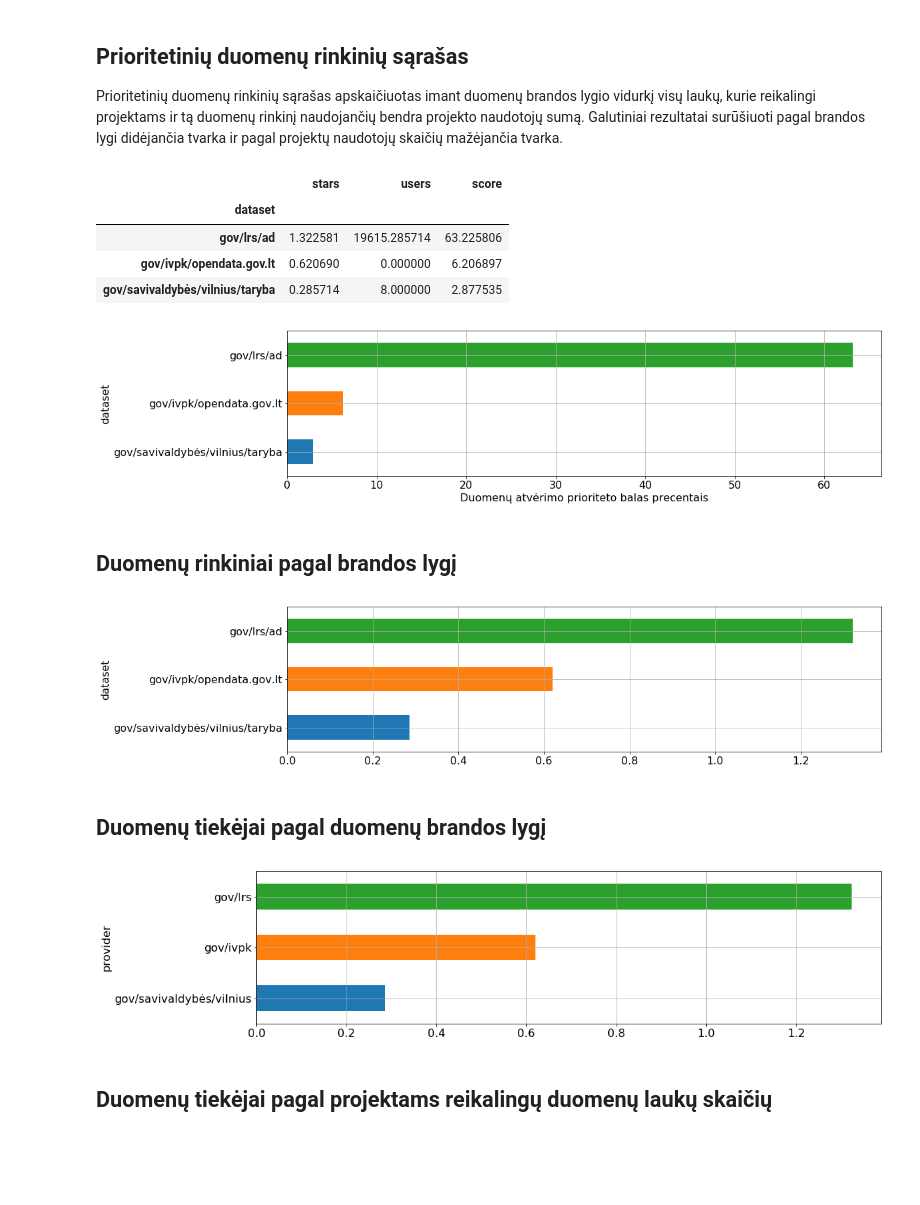
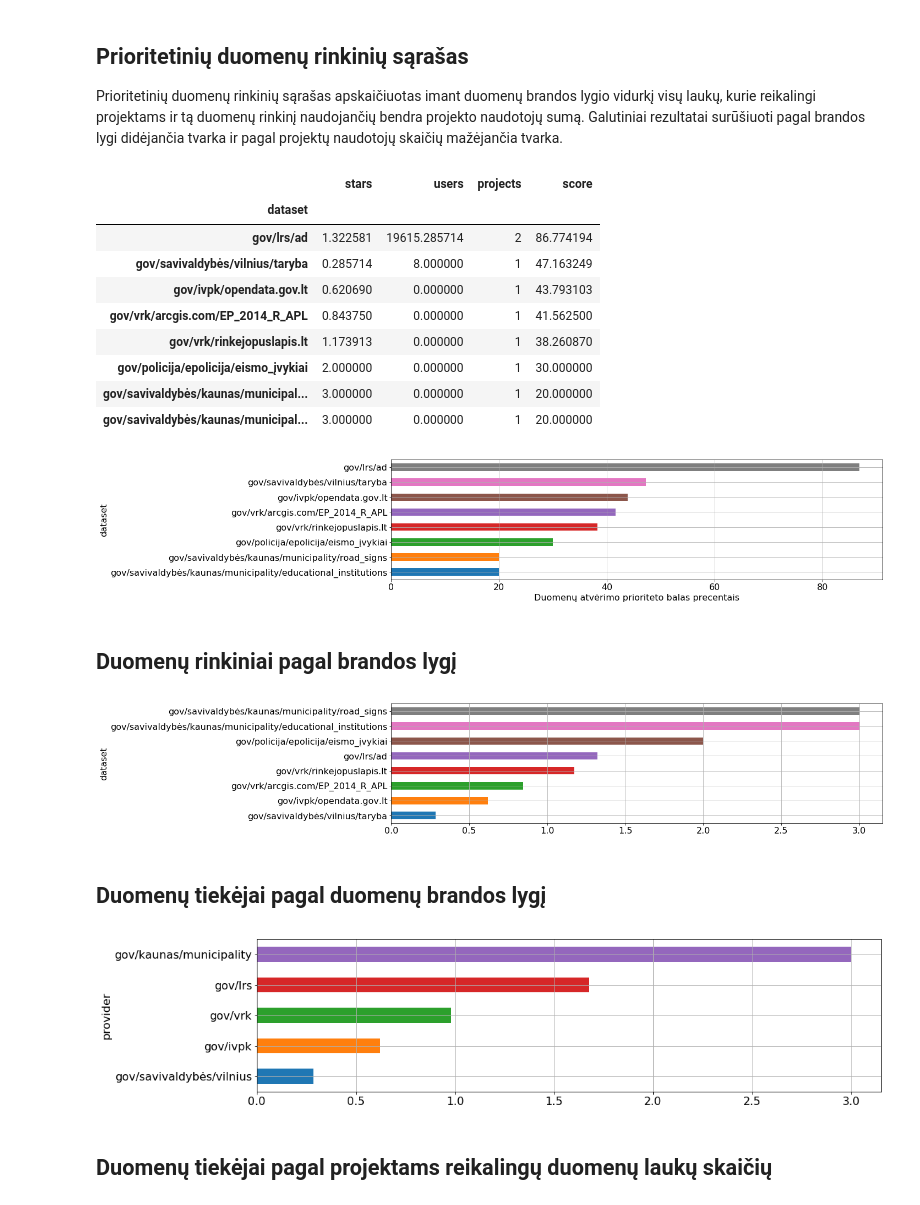
Before and after one commit to atviriduomenys/manifest, a Jupyter notebook: notebooks/metrics.ipynb, the cells around one changed output. Drawn from its saved outputs; the diff is of its cells as text; code cells hidden in the pictures; blank space fills up the shorter version.

Commit message:
Updated notebook with fixed score counting formula

```diff
--- a/notebooks/metrics.ipynb
+++ b/notebooks/metrics.ipynb
@@ -68,0 +23,5 @@ frame.head()
+# %%
+manifest = load_manifest_and_check_errors()
+table = list(get_flat_projects_and_datasets(manifest))
+df = pd.DataFrame(table)
+df.head()
@@ -85,44 +93,57 @@ frame.groupby('project').users.first().plot.barh(figsize=(16, 4));
 
 Prioritetinių duomenų rinkinių sąrašas apskaičiuotas imant duomenų brandos lygio vidurkį visų laukų, kurie reikalingi projektams ir tą duomenų rinkinį naudojančių bendra projekto naudotojų sumą. Galutiniai rezultatai surūšiuoti pagal brandos lygi didėjančia tvarka ir pagal projektų naudotojų skaičių mažėjančia tvarka.
 # %%
-f = frame.dropna(subset=['dataset']).groupby(['dataset', 'project']).agg({
+tdf = df.copy()
+tdf['project'] = tdf['project'].fillna('')
+tdf['users'] = tdf['users'].fillna(0)
+tdf = tdf.dropna(subset=['dataset']).groupby(['dataset', 'project']).agg({
     'stars': ['sum', 'count'],
     'users': 'first',
+    'project': 'first',
 }).groupby(level=0).agg({
     ('stars', 'sum'): 'sum',
     ('stars', 'count'): 'sum',
     ('users', 'first'): 'sum',
+    ('project', 'first'): 'count',
 })
-f = pd.DataFrame({
-    'stars': f[('stars', 'sum')] / f[('stars', 'count')],
-    'users': f[('users', 'first')],
+tdf = pd.DataFrame({
+    'stars': tdf[('stars', 'sum')] / tdf[('stars', 'count')],
+    'users': tdf[('users', 'first')],
+    'projects': tdf[('project', 'first')],
 })
-f['score'] = ((f['stars'] / 5) + (f['users'] / f['users'].max())) / .02
-f = f.sort_values('score', ascending=False)
-f
+tdf['score'] = (
+    (tdf['stars'] / 5) * -1 + 1 +
+    (tdf['users'] / tdf['users'].max())
+) / .02
+tdf.sort_values('score', ascending=False)
 # %% [output]
-|  | stars | users | score |
-| dataset |  |  |  |
-| gov/lrs/ad | 1.322581 | 19615.285714 | 63.225806 |
-| gov/ivpk/opendata.gov.lt | 0.620690 | 0.000000 | 6.206897 |
-| gov/savivaldybės/vilnius/taryba | 0.285714 | 8.000000 | 2.877535 |
+|  | stars | users | projects | score |
+| dataset |  |  |  |  |
+| gov/lrs/ad | 1.322581 | 19615.285714 | 2 | 86.774194 |
+| gov/savivaldybės/vilnius/taryba | 0.285714 | 8.000000 | 1 | 47.163249 |
+| gov/ivpk/opendata.gov.lt | 0.620690 | 0.000000 | 1 | 43.793103 |
+| gov/vrk/arcgis.com/EP_2014_R_APL | 0.843750 | 0.000000 | 1 | 41.562500 |
+| gov/vrk/rinkejopuslapis.lt | 1.173913 | 0.000000 | 1 | 38.260870 |
+| gov/policija/epolicija/eismo_įvykiai | 2.000000 | 0.000000 | 1 | 30.000000 |
+| gov/savivaldybės/kaunas/municipal... | 3.000000 | 0.000000 | 1 | 20.000000 |
+| gov/savivaldybės/kaunas/municipal... | 3.000000 | 0.000000 | 1 | 20.000000 |
 # %%
-f.score.sort_values(ascending=True).plot.barh(figsize=(16, 4))
+tdf.score.sort_values(ascending=True).plot.barh(figsize=(16, 4))
 xlabel("Duomenų atvėrimo prioriteto balas precentais");
 # %% [output]
-[figure, old version]
+[figure, new version]
 # %% [markdown]
 ## Duomenų rinkiniai pagal brandos lygį
 # %%
-frame.dropna(subset=['dataset']).groupby('dataset').stars.mean().sort_values().plot.barh(figsize=(16, 4));
+df.dropna(subset=['dataset']).groupby('dataset').stars.mean().sort_values().plot.barh(figsize=(16, 4));
 # %% [output]
-[figure, old version]
+[figure, new version]
 # %% [markdown]
 ## Duomenų tiekėjai pagal duomenų brandos lygį
 # %%
-frame.dropna(subset=['provider']).groupby('provider').stars.mean().sort_values().plot.barh(figsize=(16, 4));
+df.dropna(subset=['provider']).groupby('provider').stars.mean().sort_values().plot.barh(figsize=(16, 4));
 # %% [output]
-[figure, old version]
+[figure, new version]
 # %% [markdown]
 ## Duomenų tiekėjai pagal projektams reikalingų duomenų laukų skaičių
 # %%
```
Also changed, not shown: parts of 8 cells of this notebook, 2 other files.
